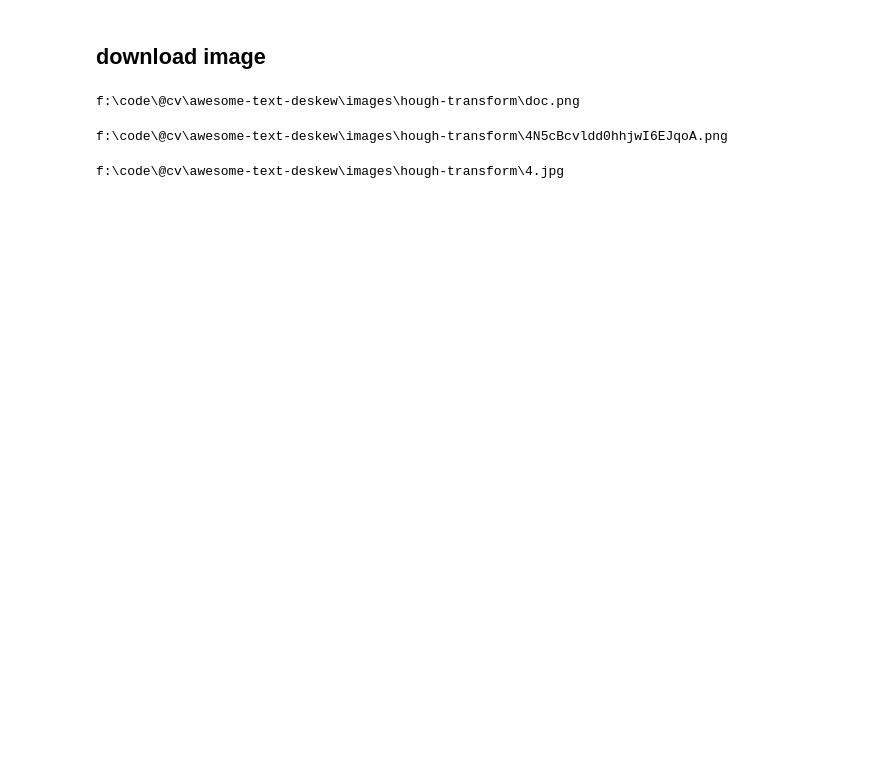
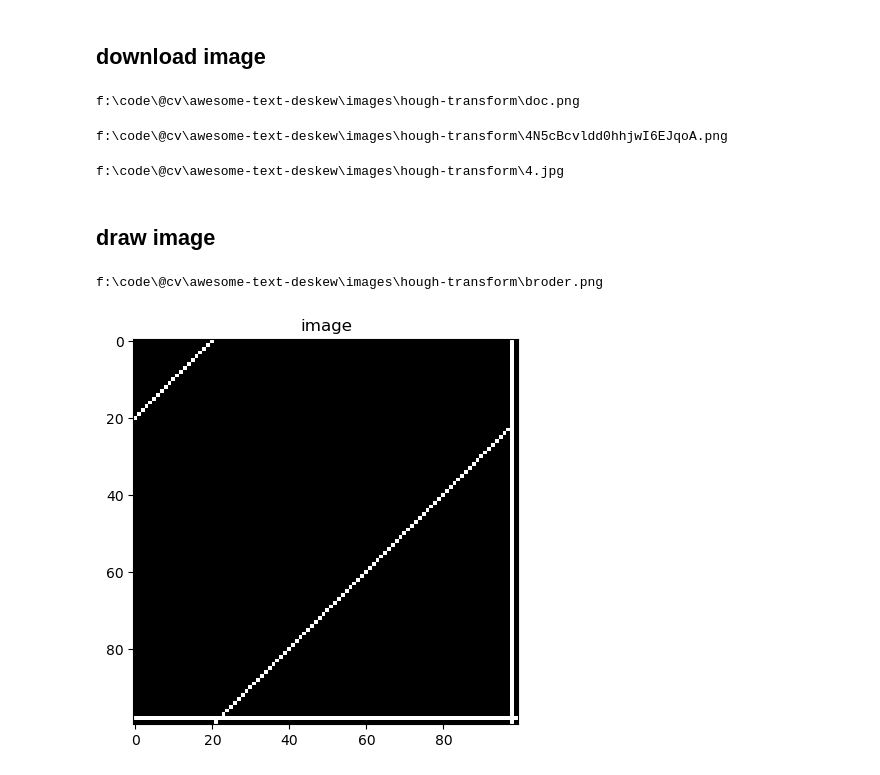
Before and after one commit to xiaoyao9184/awesome-text-deskew, a Jupyter notebook: notebooks/hough-transform.data.ipynb, the cells around one changed output. Cells and saved outputs as stored; diff of their text form; code cells hidden in the pictures; blank space fills up the shorter version.

Commit message:
Update hough-transform

```diff
--- a/notebooks/hough-transform.data.ipynb
+++ b/notebooks/hough-transform.data.ipynb
@@ -30,3 +30,47 @@ f:\code\@cv\awesome-text-deskew\images\hough-transform\4N5cBcvldd0hhjwI6EJqoA.pn
 download_image('4.jpg','https://raw.githubusercontent.com/kakul/Alyn/master/examples/4.jpg')
 # %% [output]
 f:\code\@cv\awesome-text-deskew\images\hough-transform\4.jpg
+# %% [markdown]
+## draw image
+# %%
+import numpy as np
+import os
+from PIL import Image
+from matplotlib import pyplot as plt
+
+dir_path = os.path.abspath("../images/hough-transform")
+if not os.path.exists(dir_path):
+    os.makedirs(dir_path)
+
+def draw_image(name,img):
+    path = os.path.join(dir_path, f"{name}")
+    pil_image = Image.fromarray(img)
+    pil_image.save(path)
+    print(f"{path}")
+
+    fig = plt.figure(figsize=(5,5))
+    gs = fig.add_gridspec(1,1)
+    ax = fig.add_subplot(gs[0,0])
+    ax.set_title(f"image")
+    ax.imshow(img, cmap='gray')
+# %%
+img = np.zeros((100, 100), dtype=np.uint8)
+
+# line at x
+width = 98
+img[:,width] = 255
+
+# line at y
+height = 98
+img[height] = 255
+
+# image with two lines
+for i in range(99):
+    x = i
+    y = -x + 20
+    img[y,x] = 255
+
+draw_image('broder.png',img)
+# %% [output]
+f:\code\@cv\awesome-text-deskew\images\hough-transform\broder.png
+[figure, added]
```
Also changed, not shown: 1 other file.
